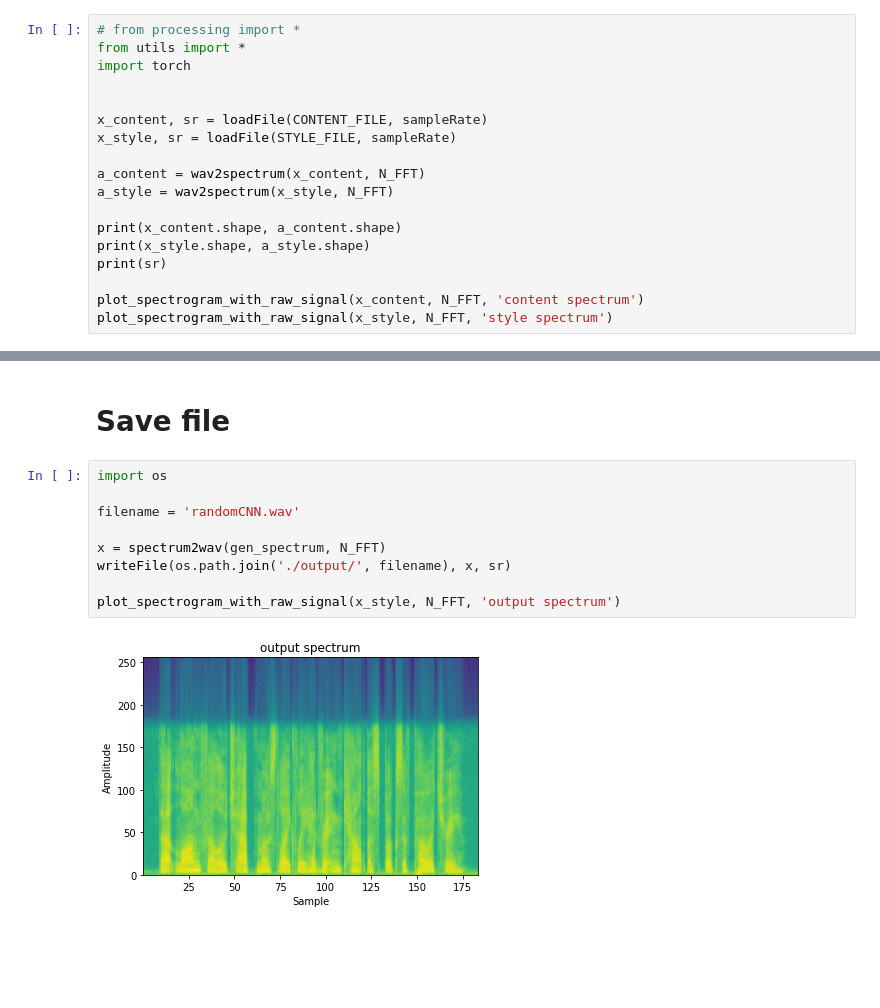
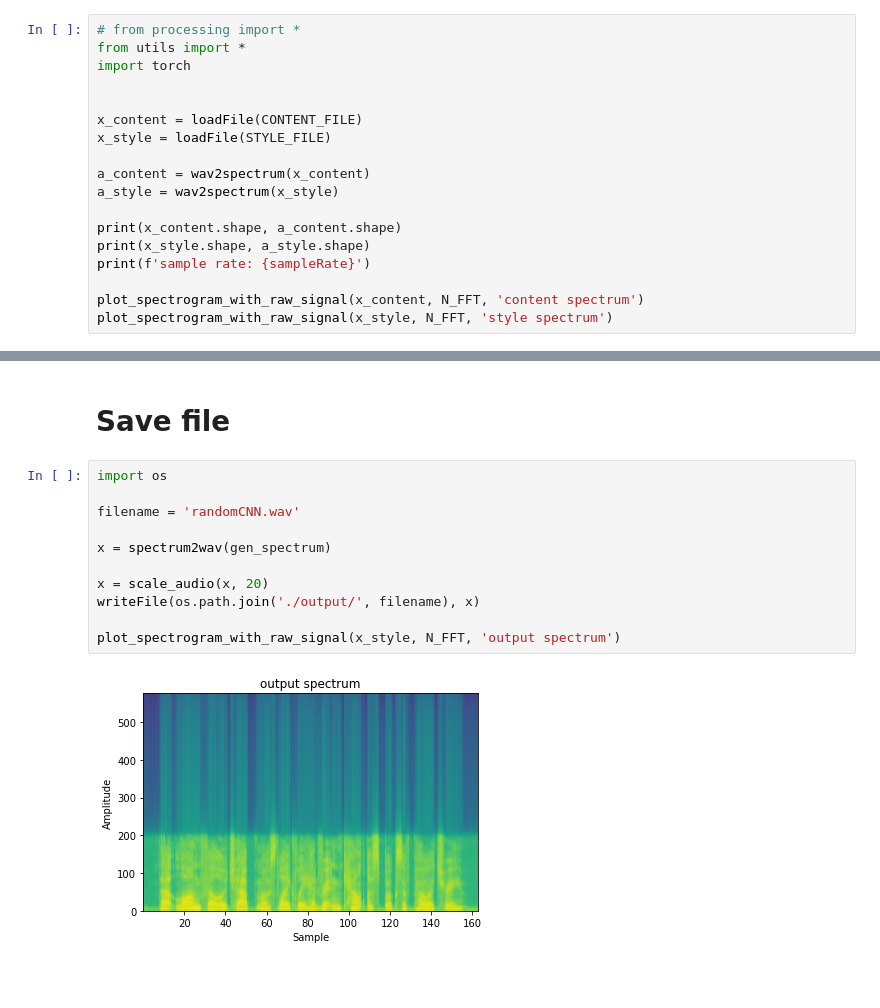
Before and after one commit to mmi366127/2022-Intro-to-AI-final-project, a Jupyter notebook: randomCNN.ipynb, the cells around one changed output, grey strips where cells are left out. Cells and saved outputs as stored; diff of their text form.

```diff
--- a/randomCNN.ipynb
+++ b/randomCNN.ipynb
@@ -28,15 +28,15 @@ from utils import *
 import torch
 
 
-x_content, sr = loadFile(CONTENT_FILE, sampleRate)
-x_style, sr = loadFile(STYLE_FILE, sampleRate)
+x_content = loadFile(CONTENT_FILE)
+x_style = loadFile(STYLE_FILE)
 
-a_content = wav2spectrum(x_content, N_FFT)
-a_style = wav2spectrum(x_style, N_FFT)
+a_content = wav2spectrum(x_content)
+a_style = wav2spectrum(x_style)
 
 print(x_content.shape, a_content.shape)
 print(x_style.shape, a_style.shape)
-print(sr)
+print(f'sample rate: {sampleRate}')
 
 plot_spectrogram_with_raw_signal(x_content, N_FFT, 'content spectrum')
 plot_spectrogram_with_raw_signal(x_style, N_FFT, 'style spectrum')
@@ -138,13 +141,15 @@ utils.plot_curve(content_losses, style_losses, losses, same_y_scale=False)
 # %%
 import os
 
 filename = 'randomCNN.wav'
 
-x = spectrum2wav(gen_spectrum, N_FFT)
-writeFile(os.path.join('./output/', filename), x, sr)
+x = spectrum2wav(gen_spectrum)
+
+x = scale_audio(x, 20)
+writeFile(os.path.join('./output/', filename), x)
 
 plot_spectrogram_with_raw_signal(x_style, N_FFT, 'output spectrum')
 # %% [output]
-[figure, old version]
+[figure, new version]
 # %% [markdown]
 #
```
Also changed, not shown: parts of 4 cells of this notebook, 11 other files.
